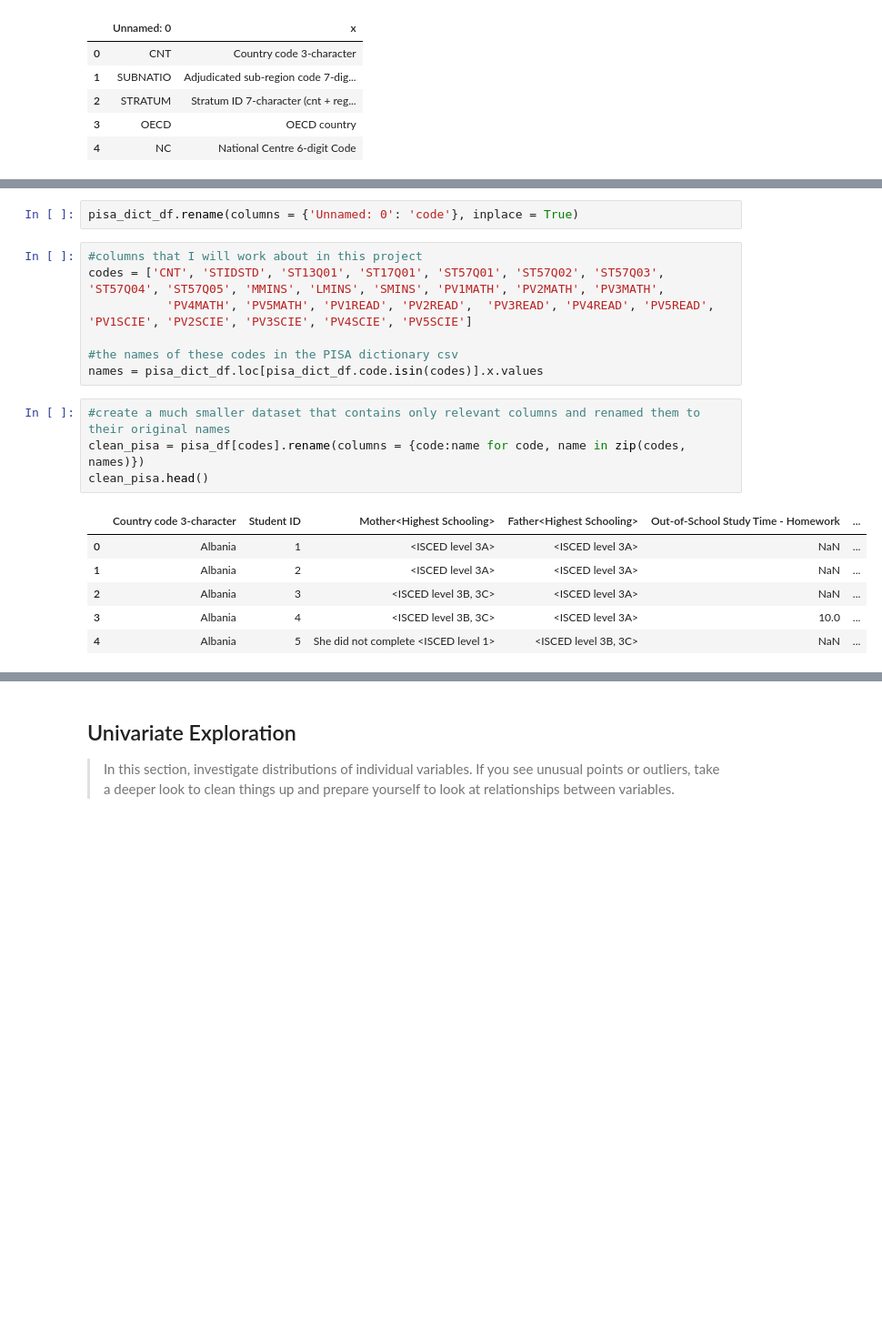
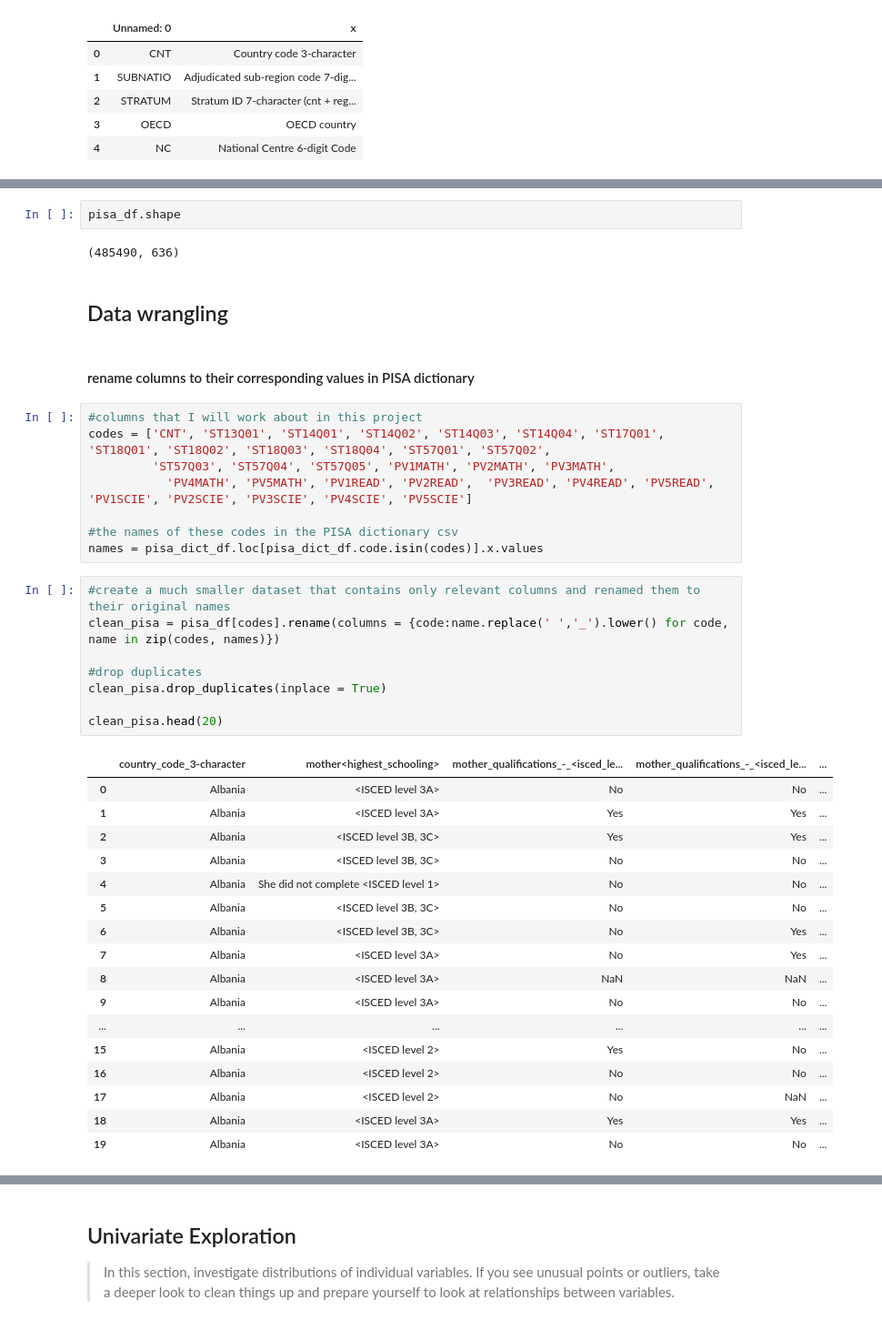
Before and after one commit to gadm21/AI, a Jupyter notebook: Data_science/visualization project/exploration_template.ipynb, the cells around one changed output, grey strips where cells are left out. Shown at 91% size. Cells and saved outputs as stored; diff of their text form; blank space fills up the shorter version.

```diff
--- a/Data_science/visualization project/exploration_template.ipynb
+++ b/Data_science/visualization project/exploration_template.ipynb
@@ -68,20 +95,42 @@ pisa_dict_df.head()
-# %%
-pisa_dict_df.rename(columns = {'Unnamed: 0': 'code'}, inplace = True)
+# %%
+pisa_df.shape
+# %% [output]
+(485490, 636)
+# %% [markdown]
+## Data wrangling
+# %% [markdown]
+#### rename columns to their corresponding values in PISA dictionary
 # %%
 #columns that I will work about in this project
-codes = ['CNT', 'STIDSTD', 'ST13Q01', 'ST17Q01', 'ST57Q01', 'ST57Q02', 'ST57Q03', 'ST57Q04', 'ST57Q05', 'MMINS', 'LMINS', 'SMINS', 'PV1MATH', 'PV2MATH', 'PV3MATH',
+codes = ['CNT', 'ST13Q01', 'ST14Q01', 'ST14Q02', 'ST14Q03', 'ST14Q04', 'ST17Q01', 'ST18Q01', 'ST18Q02', 'ST18Q03', 'ST18Q04', 'ST57Q01', 'ST57Q02',
+         'ST57Q03', 'ST57Q04', 'ST57Q05', 'PV1MATH', 'PV2MATH', 'PV3MATH',
            'PV4MATH', 'PV5MATH', 'PV1READ', 'PV2READ',  'PV3READ', 'PV4READ', 'PV5READ', 'PV1SCIE', 'PV2SCIE', 'PV3SCIE', 'PV4SCIE', 'PV5SCIE']
 
 #the names of these codes in the PISA dictionary csv
 names = pisa_dict_df.loc[pisa_dict_df.code.isin(codes)].x.values
 # %%
 #create a much smaller dataset that contains only relevant columns and renamed them to their original names
-clean_pisa = pisa_df[codes].rename(columns = {code:name for code, name in zip(codes, names)})
-clean_pisa.head()
+clean_pisa = pisa_df[codes].rename(columns = {code:name.replace(' ','_').lower() for code, name in zip(codes, names)})
+
+#drop duplicates
+clean_pisa.drop_duplicates(inplace = True)
+
+clean_pisa.head(20)
 # %% [output]
-|  | Country code 3-character | Student ID | Mother<Highest Schooling> | Father<Highest Schooling> | Out-of-School Study Time - Homework | ... |
-| 0 | Albania | 1 | <ISCED level 3A> | <ISCED level 3A> | NaN | ... |
-| 1 | Albania | 2 | <ISCED level 3A> | <ISCED level 3A> | NaN | ... |
-| 2 | Albania | 3 | <ISCED level 3B, 3C> | <ISCED level 3A> | NaN | ... |
-| 3 | Albania | 4 | <ISCED level 3B, 3C> | <ISCED level 3A> | 10.0 | ... |
-| 4 | Albania | 5 | She did not complete <ISCED level 1> | <ISCED level 3B, 3C> | NaN | ... |
+|  | country_code_3-character | mother<highest_schooling> | mother_qualifications_-_<isced_le... | mother_qualifications_-_<isced_le... | ... |
+| 0 | Albania | <ISCED level 3A> | No | No | ... |
+| 1 | Albania | <ISCED level 3A> | Yes | Yes | ... |
+| 2 | Albania | <ISCED level 3B, 3C> | Yes | Yes | ... |
+| 3 | Albania | <ISCED level 3B, 3C> | No | No | ... |
+| 4 | Albania | She did not complete <ISCED level 1> | No | No | ... |
+| 5 | Albania | <ISCED level 3B, 3C> | No | No | ... |
+| 6 | Albania | <ISCED level 3B, 3C> | No | Yes | ... |
+| 7 | Albania | <ISCED level 3A> | No | Yes | ... |
+| 8 | Albania | <ISCED level 3A> | NaN | NaN | ... |
+| 9 | Albania | <ISCED level 3A> | No | No | ... |
+| ... | ... | ... | ... | ... | ... |
+| 15 | Albania | <ISCED level 2> | Yes | No | ... |
+| 16 | Albania | <ISCED level 2> | No | No | ... |
+| 17 | Albania | <ISCED level 2> | No | NaN | ... |
+| 18 | Albania | <ISCED level 3A> | Yes | Yes | ... |
+| 19 | Albania | <ISCED level 3A> | No | No | ... |
```
Also changed, not shown: parts of 38 cells of this notebook.
